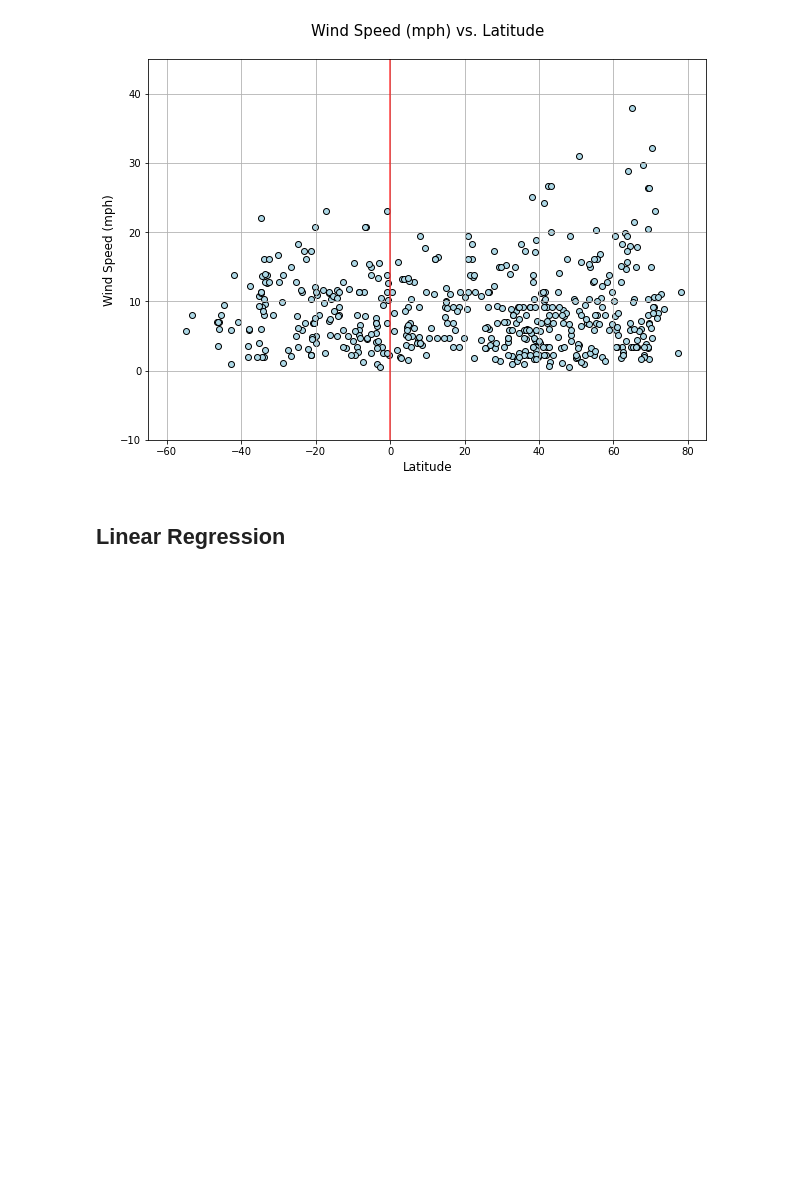
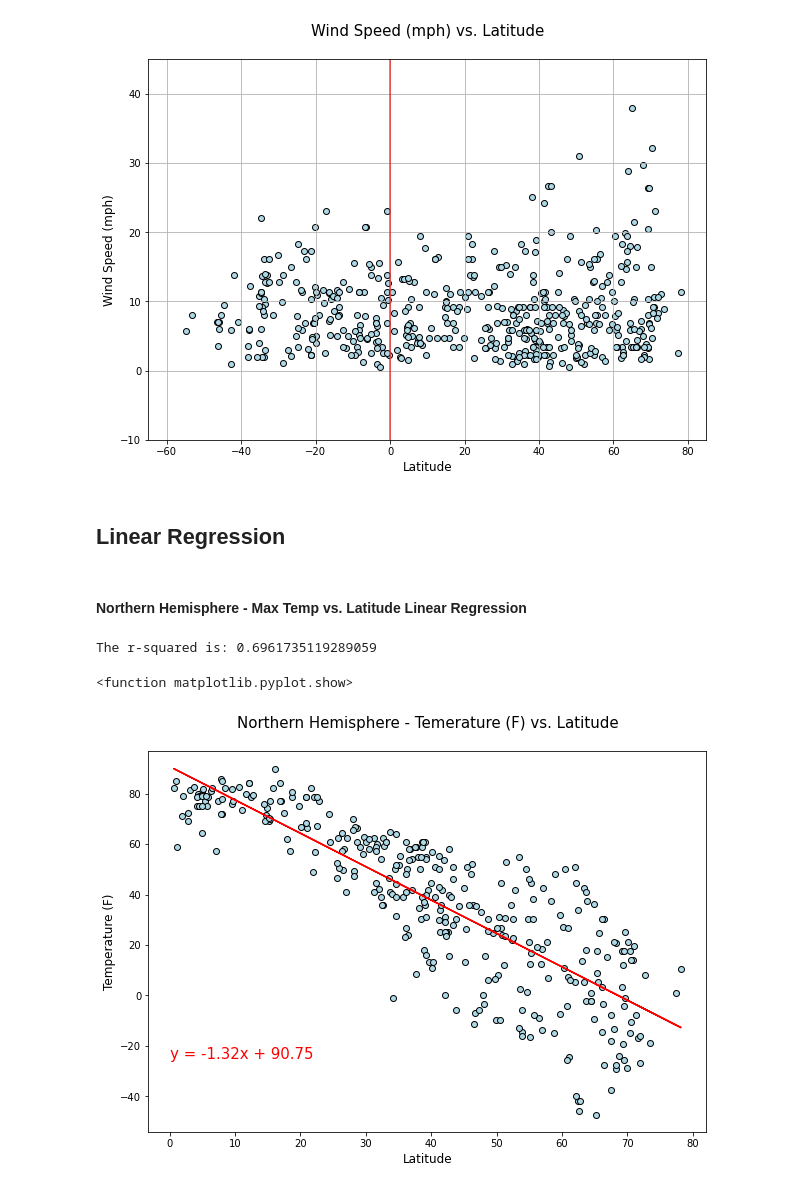
Before and after one commit to GrimmettDS/python-api-challenge, a Jupyter notebook: WeatherPy/WeatherTestData.ipynb, the cells around one changed output. Drawn from its saved outputs; the diff is of its cells as text; code cells hidden in the pictures; blank space fills up the shorter version.

Commit message:
Charting Dangerous Waters

```diff
--- a/WeatherPy/WeatherTestData.ipynb
+++ b/WeatherPy/WeatherTestData.ipynb
@@ -417,3 +417,33 @@ plt.show
 [figure]
 # %% [markdown]
 ## Linear Regression
+# %%
+north_hemi_weather_df = clean_city_df.loc[clean_city_df["Latitude"] >= 0]
+south_hemi_weather_df = clean_city_df.loc[clean_city_df["Latitude"] < 0]
+# %% [markdown]
+####  Northern Hemisphere - Max Temp vs. Latitude Linear Regression
+# %%
+#Adding the linear regression equation and line to the scatter plot.
+x_values = north_hemi_weather_df['Latitude']
+y_values = north_hemi_weather_df['Max Temp']
+
+(slope, intercept, rvalue, pvalue, stderr) = linregress(x_values, y_values)
+regress_values = slope * x_values + intercept
+line_eq = "y = " + str(round(slope,2)) + "x + " + str(round(intercept,2))
+
+fig1, ax1 = plt.subplots(figsize=(10,7))
+plt.scatter(x_values, y_values, color = 'lightblue', edgecolors = 'black')
+
+plt.plot(x_values, regress_values, "r-")
+plt.annotate(line_eq,(0,-25),fontsize=15,color="red")
+
+plt.title('Northern Hemisphere - Temperature (F) vs. Latitude\n', fontsize = 15)
+plt.xlabel('Latitude', fontsize = 12)
+plt.ylabel('Temperature (F)', fontsize = 12)
+
+print(f"The r-squared is: {rvalue**2}")
+plt.show
+# %% [output]
+The r-squared is: 0.6961735119289059
+<function matplotlib.pyplot.show>
+[figure, added]
```
Also changed, not shown: parts of 14 cells of this notebook.
